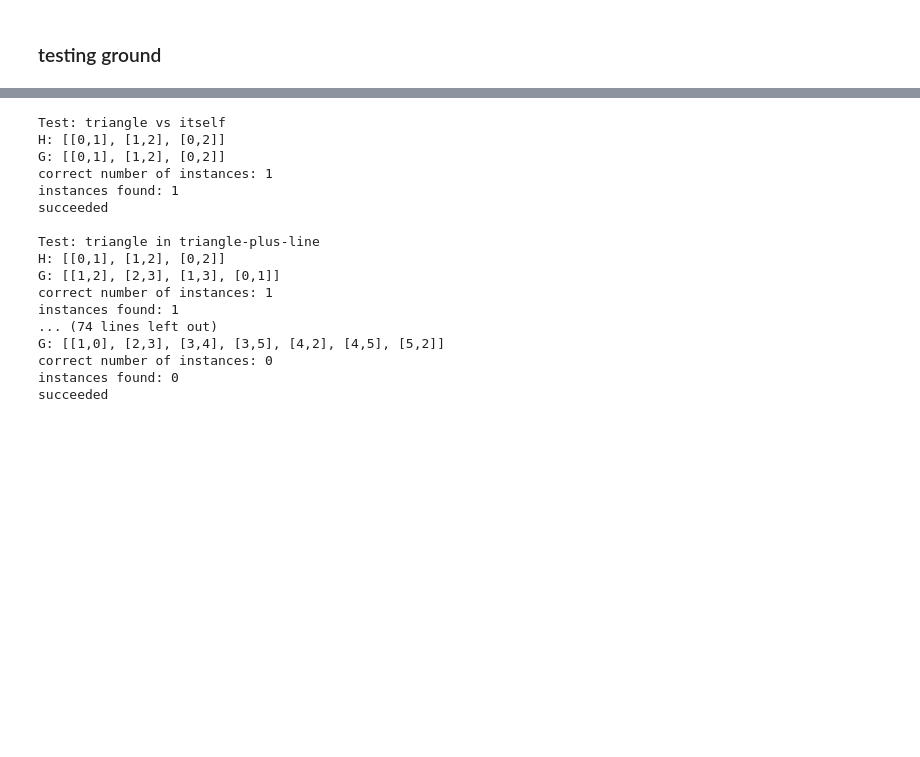
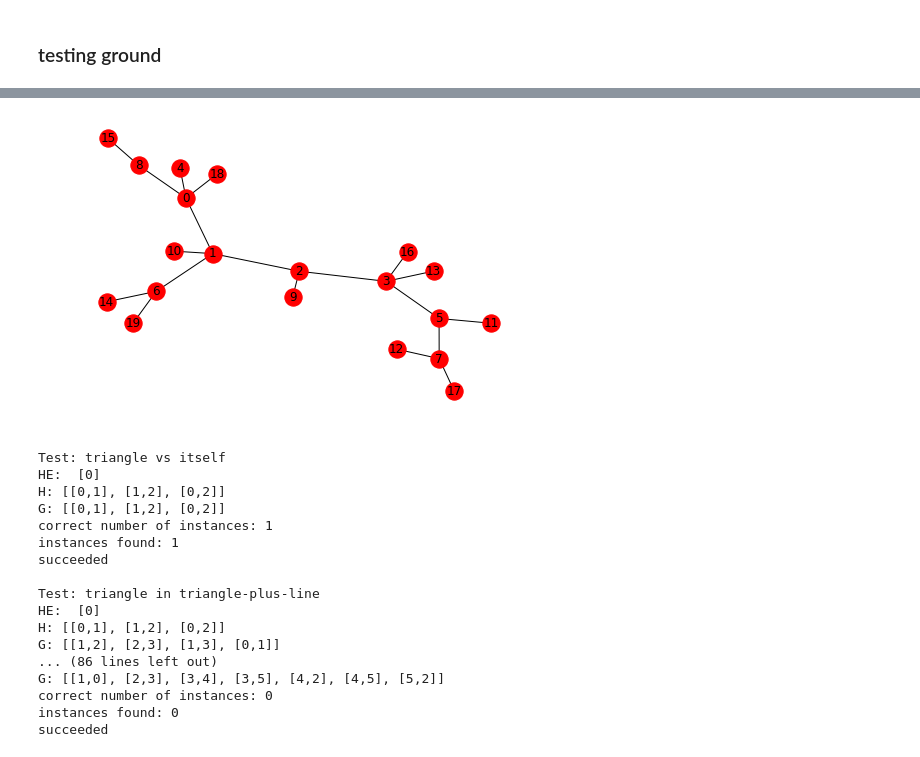
Before and after one commit to ta-rekt/motif-discovery, a Jupyter notebook: src/testing.ipynb, the cells around one changed output, grey strips where cells are left out. Drawn from its saved outputs; the diff is of its cells as text; code cells hidden in the pictures; blank space fills up the shorter version.

```diff
--- a/src/testing.ipynb
+++ b/src/testing.ipynb
@@ -45,0 +55,4 @@ sssss
+# %%
+nx.draw(S, with_labels=True)
+# %% [output]
+[figure, added]
@@ -46,9 +68,10 @@ sssss
 # %%
 file = 'test_data/tests.txt'
 
-test_findSubgraphInstances(file)
+test_findSubgraphInstances(file, 'subtrees')
 # %% [output]
 Test: triangle vs itself
+HE:  [0]
 H: [[0,1], [1,2], [0,2]]
 G: [[0,1], [1,2], [0,2]]
 correct number of instances: 1
@@ -56,11 +79,10 @@ instances found: 1
 succeeded
 
 Test: triangle in triangle-plus-line
+HE:  [0]
 H: [[0,1], [1,2], [0,2]]
 G: [[1,2], [2,3], [1,3], [0,1]]
-correct number of instances: 1
-instances found: 1
-... (74 lines left out)
+... (86 lines left out)
 G: [[1,0], [2,3], [3,4], [3,5], [4,2], [4,5], [5,2]]
 correct number of instances: 0
 instances found: 0
```
Also changed, not shown: parts of 8 cells of this notebook, 17 other files.
